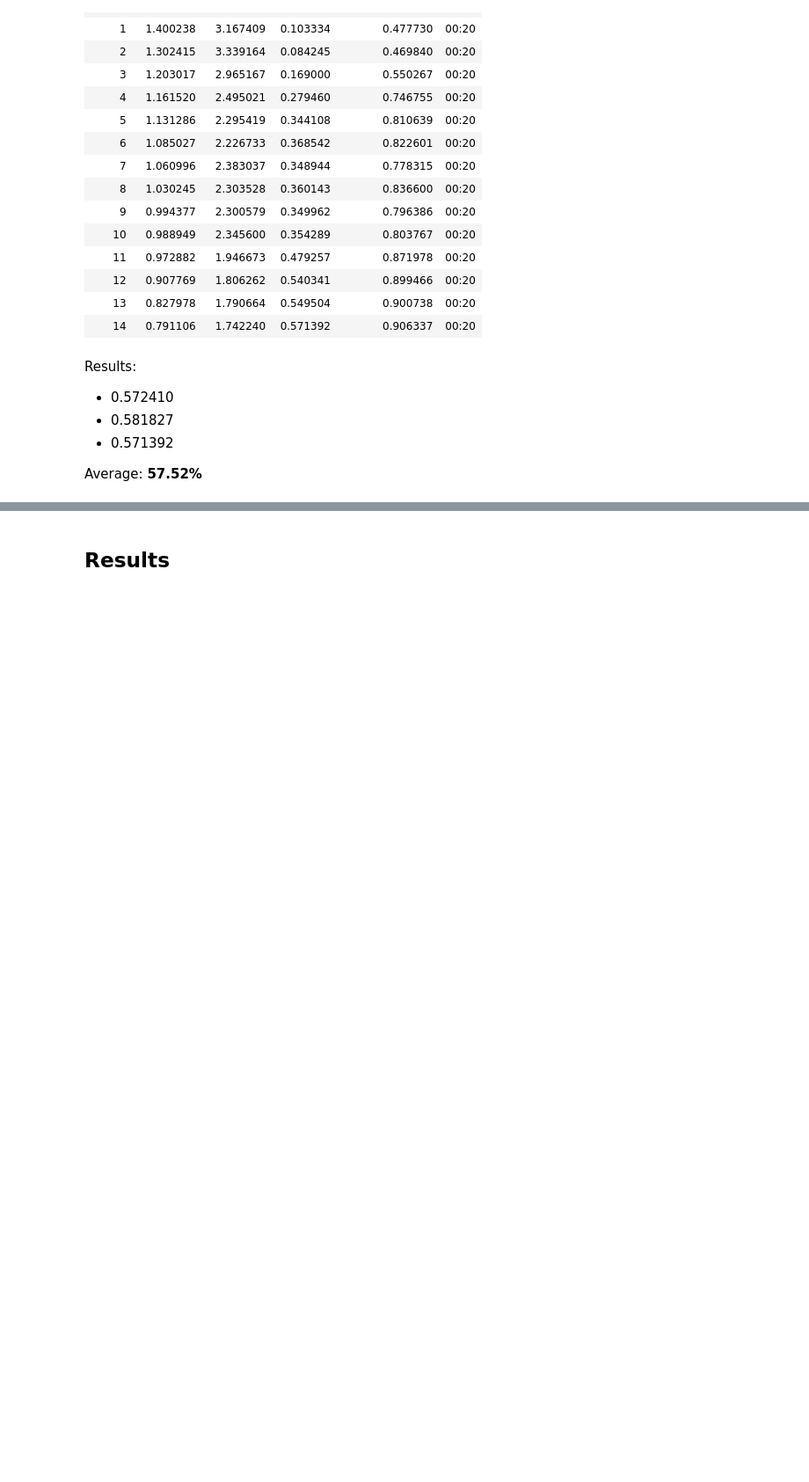
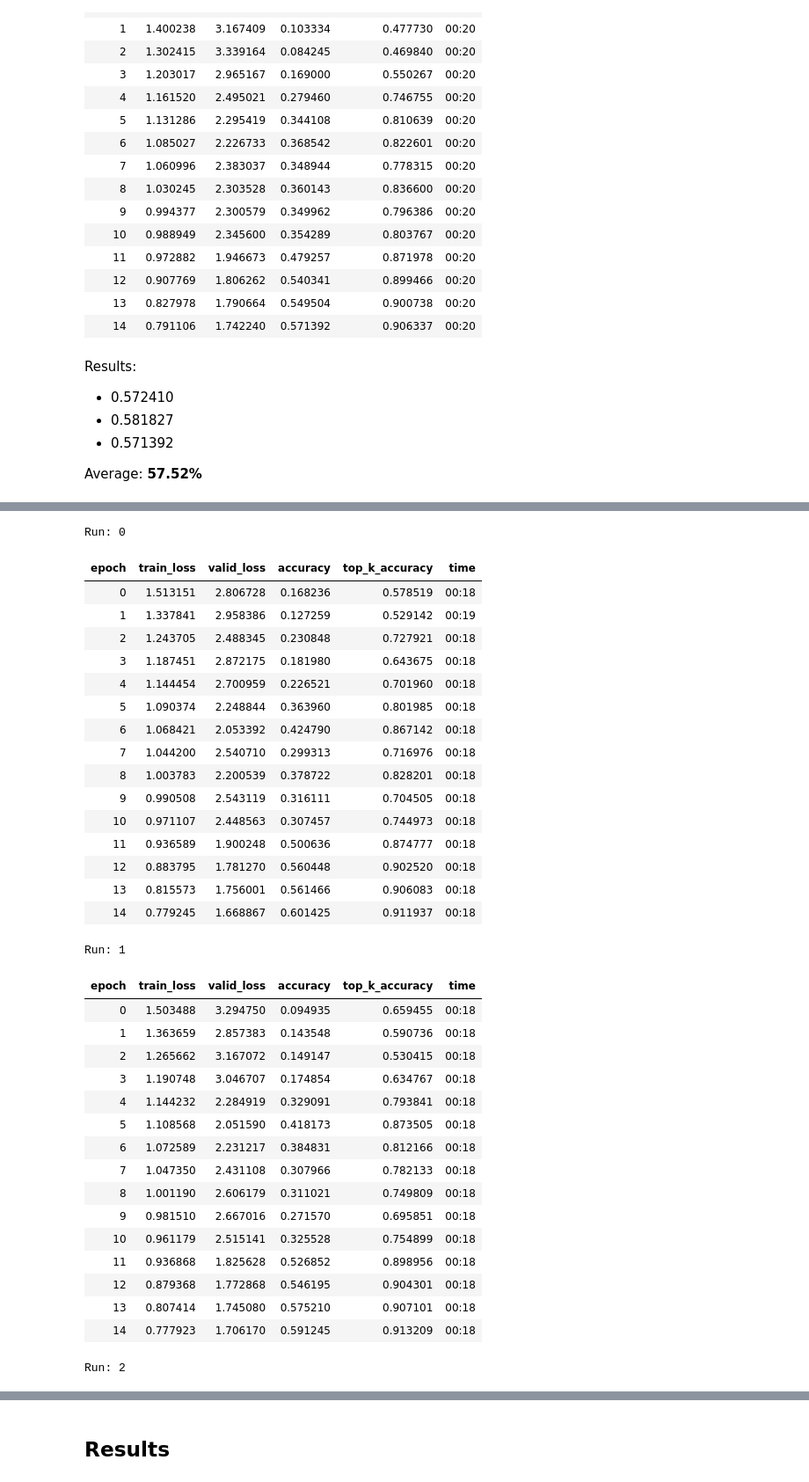
Before and after one commit to JoshVarty/SelfSupervisedLearning, a Jupyter notebook: 03_PretextTrainingTime/03_PretextTrainingTime.ipynb, the cells around one changed output, grey strips where cells are left out. Shown at 88% size. Cells and saved outputs as stored; diff of their text form; code cells hidden in the pictures; blank space fills up the shorter version.

```diff
--- a/03_PretextTrainingTime/03_PretextTrainingTime.ipynb
+++ b/03_PretextTrainingTime/03_PretextTrainingTime.ipynb
@@ -366,0 +371,2 @@ for run in range(runs):
+# %%
+epochs = 100
@@ -366,0 +443,16 @@ for run in range(runs):
+# %%
+epochs = 200
+# %%
+for run in range(2):
+    learn = unet_learner(dbunch, model, pretrained=False, opt_func=opt_func, metrics=[], loss_func=MSELoss())
+
+    if fp16: learn = learn.to_fp16()
+    cbs = []
+    learn.fit_flat_cos(epochs, lr, wd=1e-2, cbs=cbs)
+
+    #Save model backbone
+    torch.save(learn.model[0].state_dict(), '{}_epochs_{}.pth'.format(epochs, run))
+
+    del learn
+    torch.cuda.empty_cache()
+    gc.collect()
@@ -736,0 +841,61 @@ Average: **57.52%**
+# %%
+for run in range(runs):
+    print(f'Run: {run}')
+    learn = Learner(dbunch, model(c_out=20, pretrained=False, act_cls=torch.nn.ReLU, sa=sa, sym=sym, pool=pool), opt_func=opt_func, \
+            metrics=[accuracy,top_k_accuracy], loss_func=LabelSmoothingCrossEntropy())
+
+    if fp16: learn = learn.to_fp16()
+    cbs = []
+
+    # Load weights generated from training on our pretext task
+    model_path = '{}_epochs_{}.pth'.format(100, run)
+    state_dict = torch.load(model_path)
+    # HACK: If we don't have all of the parameters for our learner, we get an error
+    linear_layer = learn.model[-1]
+    state_dict['11.weight'] = linear_layer.weight
+    state_dict['11.bias'] = linear_layer.bias
+
+    learn.model.load_state_dict(state_dict)
+
+    learn.freeze()
+    learn.fit_flat_cos(epochs, lr, wd=1e-2, cbs=cbs)
+
+    del learn
+    torch.cuda.empty_cache()
+    gc.collect()
+# %% [output]
+Run: 0
+| epoch | train_loss | valid_loss | accuracy | top_k_accuracy | time |
+| 0 | 1.513151 | 2.806728 | 0.168236 | 0.578519 | 00:18 |
+| 1 | 1.337841 | 2.958386 | 0.127259 | 0.529142 | 00:19 |
+| 2 | 1.243705 | 2.488345 | 0.230848 | 0.727921 | 00:18 |
+| 3 | 1.187451 | 2.872175 | 0.181980 | 0.643675 | 00:18 |
+| 4 | 1.144454 | 2.700959 | 0.226521 | 0.701960 | 00:18 |
+| 5 | 1.090374 | 2.248844 | 0.363960 | 0.801985 | 00:18 |
+| 6 | 1.068421 | 2.053392 | 0.424790 | 0.867142 | 00:18 |
+| 7 | 1.044200 | 2.540710 | 0.299313 | 0.716976 | 00:18 |
+| 8 | 1.003783 | 2.200539 | 0.378722 | 0.828201 | 00:18 |
+| 9 | 0.990508 | 2.543119 | 0.316111 | 0.704505 | 00:18 |
+| 10 | 0.971107 | 2.448563 | 0.307457 | 0.744973 | 00:18 |
+| 11 | 0.936589 | 1.900248 | 0.500636 | 0.874777 | 00:18 |
+| 12 | 0.883795 | 1.781270 | 0.560448 | 0.902520 | 00:18 |
+| 13 | 0.815573 | 1.756001 | 0.561466 | 0.906083 | 00:18 |
+| 14 | 0.779245 | 1.668867 | 0.601425 | 0.911937 | 00:18 |
+Run: 1
+| epoch | train_loss | valid_loss | accuracy | top_k_accuracy | time |
+| 0 | 1.503488 | 3.294750 | 0.094935 | 0.659455 | 00:18 |
+| 1 | 1.363659 | 2.857383 | 0.143548 | 0.590736 | 00:18 |
+| 2 | 1.265662 | 3.167072 | 0.149147 | 0.530415 | 00:18 |
+| 3 | 1.190748 | 3.046707 | 0.174854 | 0.634767 | 00:18 |
+| 4 | 1.144232 | 2.284919 | 0.329091 | 0.793841 | 00:18 |
+| 5 | 1.108568 | 2.051590 | 0.418173 | 0.873505 | 00:18 |
+| 6 | 1.072589 | 2.231217 | 0.384831 | 0.812166 | 00:18 |
+| 7 | 1.047350 | 2.431108 | 0.307966 | 0.782133 | 00:18 |
+| 8 | 1.001190 | 2.606179 | 0.311021 | 0.749809 | 00:18 |
+| 9 | 0.981510 | 2.667016 | 0.271570 | 0.695851 | 00:18 |
+| 10 | 0.961179 | 2.515141 | 0.325528 | 0.754899 | 00:18 |
+| 11 | 0.936868 | 1.825628 | 0.526852 | 0.898956 | 00:18 |
+| 12 | 0.879368 | 1.772868 | 0.546195 | 0.904301 | 00:18 |
+| 13 | 0.807414 | 1.745080 | 0.575210 | 0.907101 | 00:18 |
+| 14 | 0.777923 | 1.706170 | 0.591245 | 0.913209 | 00:18 |
+Run: 2
```
Also changed, not shown: parts of 13 cells of this notebook.
